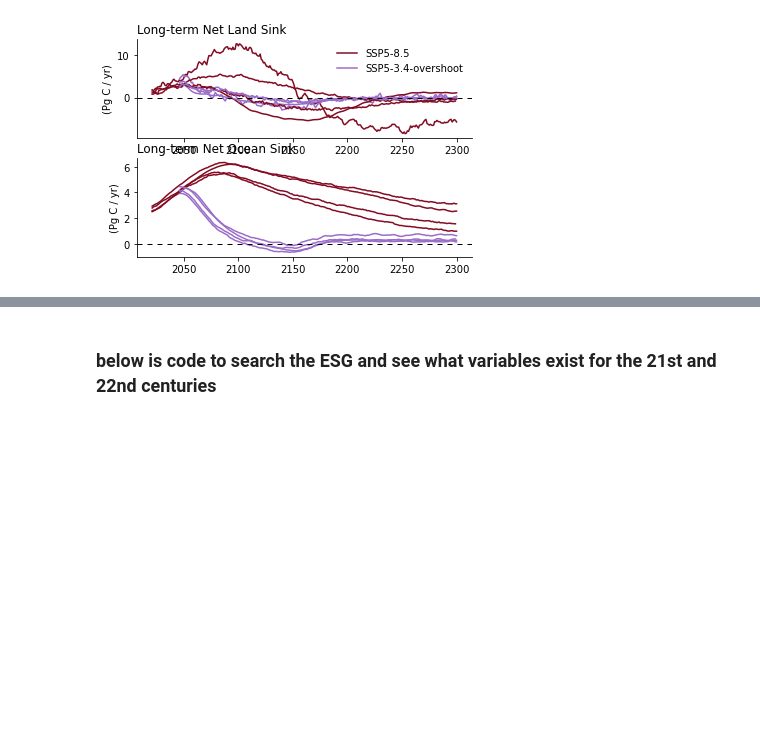
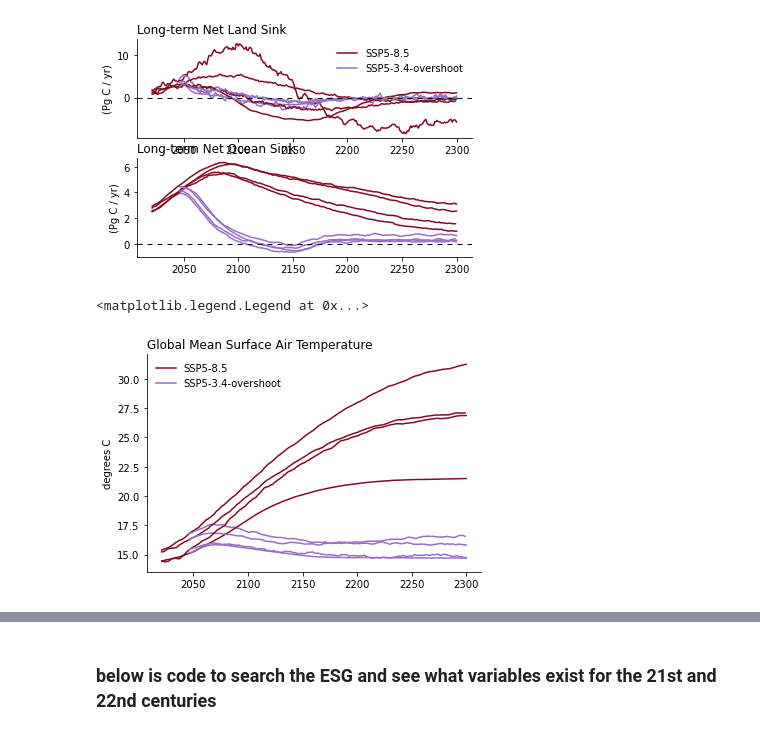
Before and after one commit to ckoven/longterm_carboncycle_three_ssps, a Jupyter notebook: longterm_carboncycle.ipynb, the cells around one changed output, grey strips where cells are left out. Cells and saved outputs as stored; diff of their text form; code cells hidden in the pictures; blank space fills up the shorter version.

Commit message:
added surface air temperature diagnostics

```diff
--- a/longterm_carboncycle.ipynb
+++ b/longterm_carboncycle.ipynb
@@ -225,7 +226,9 @@ for model_i in range(nmodels):
 ### load the terrestrial NBP flux
 i_var = vars_list.index('nbp')
 nbp_trajectories = np.ma.masked_all([nmodels,nexps,nyears_total])
+zonal_mean_anual_nbp_list = []
 for model_i in range(nmodels):
+    zonal_mean_anual_nbp_list.append([])
     print(models_list[model_i])
     #
     if globally_gridded[model_i]:
@@ -241,10 +244,13 @@ for model_i in range(nmodels):
             global_nbp = (nbpvar * sftlfvar.data/100. * areavar.data).sum(dim="lat").sum(dim="lon").compute() * 86400. * 365. * 1e3 * 1e-15
             global_nbp_annual = monthly_to_annual(global_nbp)
             nbp_trajectories[model_i,exp_i,time_offset[exp_i]:time_offset[exp_i]+len(global_nbp_annual)] = global_nbp_annual.rolling(time=7).mean().values
+            zonal_mean_anual_nbp = monthly_to_annual(nbpvar).mean(dim="lon").compute()
+            zonal_mean_anual_nbp_list[model_i].append(zonal_mean_anual_nbp)
         else:
             dataset = xr.open_dataset(file_master_list_dynamics[model_i][i_var][exp_i], decode_times=False)
             global_nbp_annual = dataset['F_carba2l']
             nbp_trajectories[model_i,exp_i,time_offset[exp_i]:] = global_nbp_annual[time_offset[exp_i]:nyears_total].rolling(time=7).mean()
+            zonal_mean_anual_nbp_list[model_i].append(None)
 # %% [output]
 CanESM5
 UVic
@@ -284,3 +290,24 @@ CanESM5
 UVic
 CESM2-WACCM
 IPSL-CM6A-LR
+# %%
+## load the global mean surface air temperature
+i_var = vars_list.index('tas')
+tas_trajectories = np.ma.masked_all([nmodels,nexps,nyears_total])
+for model_i in range(nmodels):
+    print(models_list[model_i])
+    #
+    if(globally_gridded[model_i]):
+        # load gridcell areas
+        areavar = xr.open_dataset(file_master_list_grids[model_i][gridvars_list.index('areacella')])['areacella']
+    #
+    for exp_i in range(nexps):
+        if globally_gridded[model_i]:
+            dataset = xr.open_mfdataset(file_master_list_dynamics[model_i][i_var][exp_i])
+            tasvar = dataset['tas']
+            global_tas_annual = (monthly_to_annual(tasvar)  * areavar.data).sum(dim="lat").sum(dim="lon").compute() / areavar.sum(dim="lat").sum(dim="lon")
+            tas_trajectories[model_i,exp_i,time_offset[exp_i]:time_offset[exp_i]+len(global_tas_annual)] = global_tas_annual.rolling(time=7).mean() - 273.15
+        else:
+            dataset = xr.open_dataset(file_master_list_dynamics[model_i][i_var][exp_i], decode_times=False)
+            global_tas_annual = dataset['A_sat']
+            tas_trajectories[model_i,exp_i,time_offset[exp_i]:] = global_tas_annual[time_offset[exp_i]:nyears_total].rolling(time=7).mean()
@@ -351,3 +383,20 @@ ax.spines['top'].set_visible(False)
 #plt.legend(['SSP5-8.5', 'SSP5-3.4-overshoot'], frameon=False)
 # %% [output]
 [figure]
+# %%
+ax = plt.subplot(111)
+
+for model_i in range(nmodels):
+    ax.plot(years, tas_trajectories[model_i,0,:], color=ssp585_color)
+    ax.plot(years, tas_trajectories[model_i,1,:], color=ssp534os_color)
+
+#ax.axhline(y=0, dashes=[5,5], color='black', linewidth=1.)
+plt.ylabel('degrees C')
+plt.title('Global Mean Surface Air Temperature',loc='left')
+
+ax.spines['right'].set_visible(False)
+ax.spines['top'].set_visible(False)
+plt.legend(['SSP5-8.5', 'SSP5-3.4-overshoot'], frameon=False)
+# %% [output]
+<matplotlib.legend.Legend at 0x...>
+[figure, added]
```
Also changed, not shown: parts of 4 cells of this notebook.
